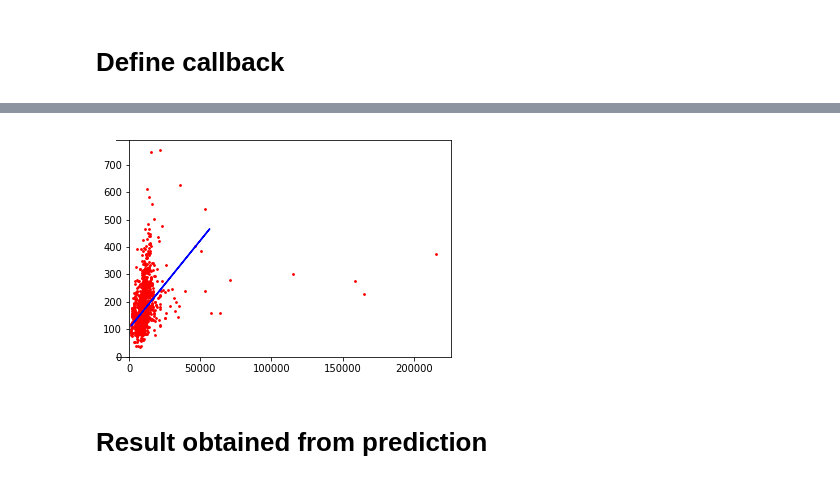
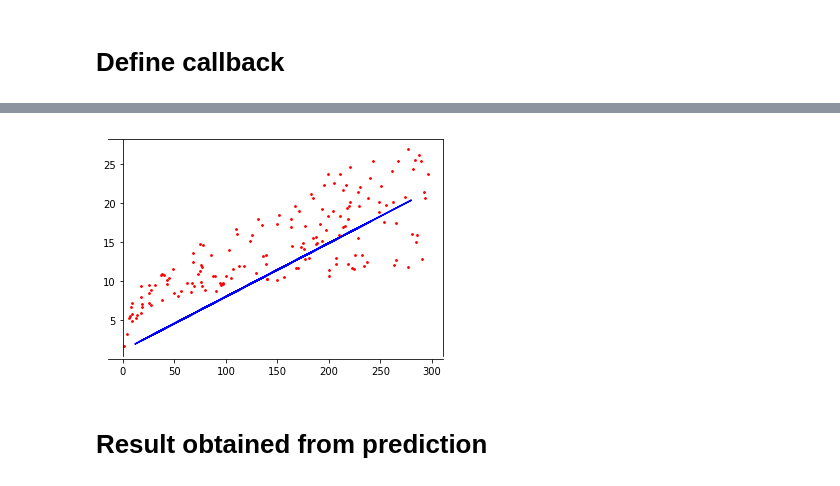
Before and after one commit to abhishekr7/cost-minimization-visual, a Jupyter notebook: sales.ipynb, the cells around one changed output, grey strips where cells are left out. Drawn from its saved outputs; the diff is of its cells as text; code cells hidden in the pictures.

```diff
--- a/sales.ipynb
+++ b/sales.ipynb
@@ -62,2 +56,0 @@ df
-# %%
-df['SalePrice'] = df['SalePrice']/1000
@@ -87,8 +63,8 @@ df
 # %%
 from sklearn.model_selection import train_test_split
 
-X = df['LotArea']
-Y = df['SalePrice']
+X = df['TV']
+Y = df['sales']
 
 X_train, X_test, Y_train, Y_test = train_test_split(X, Y, test_size = 0.2)
 # %% [markdown]
@@ -101,7 +77,7 @@ from keras import optimizers
 def LinearRegression():
     model = Sequential()
     model.add(Dense(1, activation = 'linear', use_bias = True, input_dim = 1))
-    model.compile(optimizer = optimizers.RMSprop(lr = 0.1), loss = 'mean_squared_error', metrics = ['mae'])
+    model.compile(optimizer = optimizers.RMSprop(lr = 0.01), loss = 'mean_squared_error', metrics = ['mae'])
     return model
 
 model = LinearRegression()
@@ -128,4 +104,4 @@ class MyCallback(keras.callbacks.Callback):
 
 callback = MyCallback()
 # %%
-MODEL = model.fit(X_train, Y_train, epochs = 1000, batch_size = 128, verbose = False, callbacks=[callback])
+MODEL = model.fit(X_train, Y_train, epochs = 10, batch_size = 10, verbose = True, callbacks=[callback])
@@ -163,31 +131,27 @@ output = model.predict(test)
 # %%
 import matplotlib.pyplot as plt
 import numpy as np
 
 area = np.pi * 1**2
 
 fig, ax = plt.subplots()
 
 ax.scatter(X_train,Y_train,s = area, color = 'red')
-ax.plot(test,output,'b')
+ax.plot(X_test,model.predict(X_test),'b')
 
-# set the x-spine
 ax.spines['left'].set_position('zero')
 
-# turn off the right spine/ticks
-ax.spines['right']#.set_color('none')
+ax.spines['right']
 ax.yaxis.tick_left()
 
-# set the y-spine
 ax.spines['bottom'].set_position('zero')
 
-# turn off the top spine/ticks
-ax.spines['top']#.set_color('none')
+ax.spines['top']
 ax.xaxis.tick_bottom()
 
 plt.show()
 # %% [output]
-[figure, old version]
+[figure, new version]
 # %%
 weight_matrix,bias_matrix = model.get_weights()
 # %%
```
Also changed, not shown: parts of 34 cells of this notebook, 3 other files.
